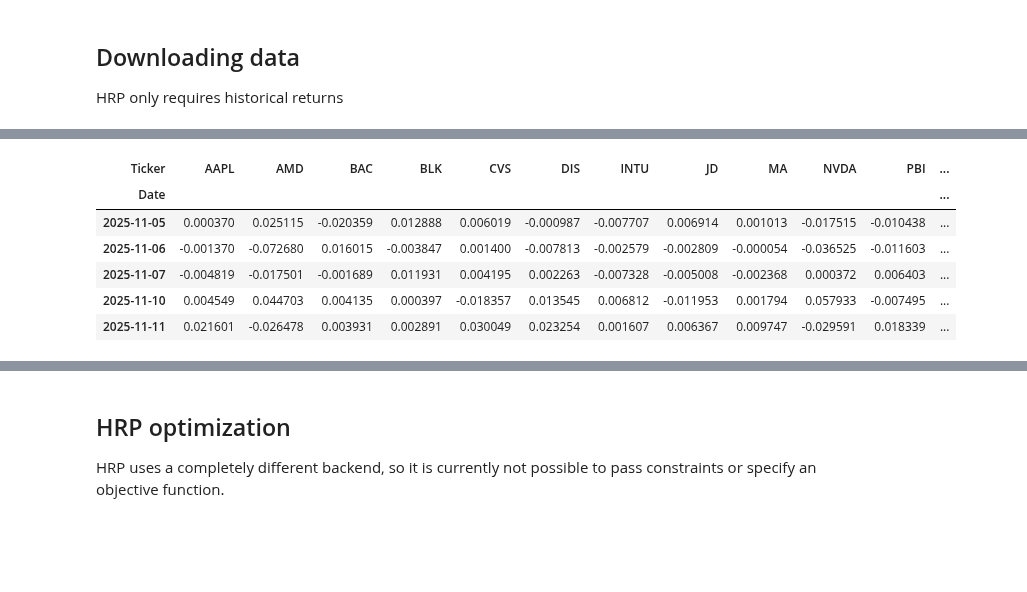
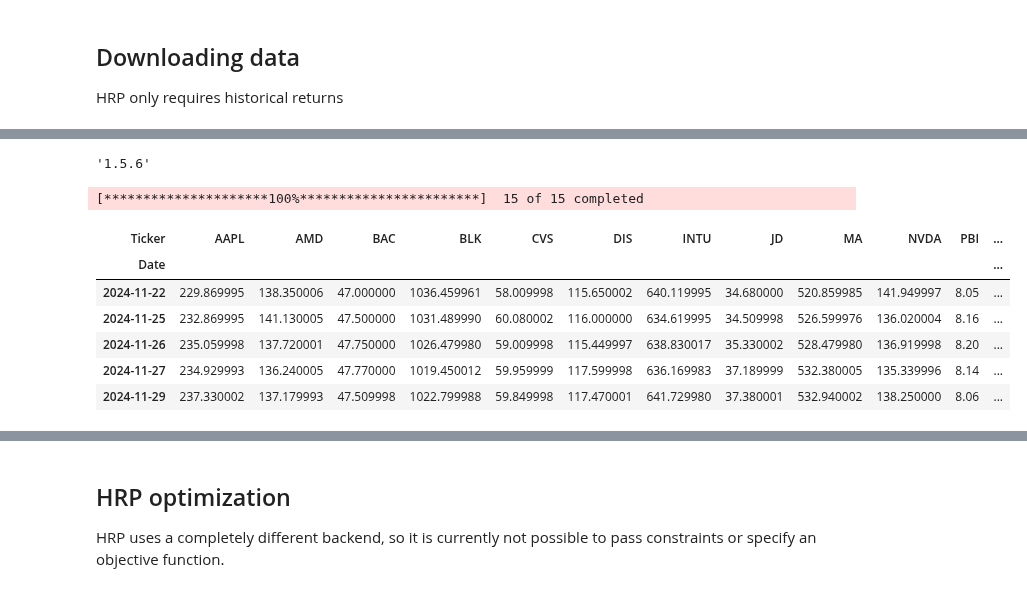
Before and after one commit to PyPortfolio/PyPortfolioOpt, a Jupyter notebook: cookbook/5-Hierarchical-Risk-Parity.ipynb, the cells around one changed output, grey strips where cells are left out. Drawn from its saved outputs; the diff is of its cells as text; code cells hidden in the pictures; blank space fills up the shorter version.

```diff
--- a/cookbook/5-Hierarchical-Risk-Parity.ipynb
+++ b/cookbook/5-Hierarchical-Risk-Parity.ipynb
@@ -74,13 +31,27 @@ prices.tail()
-# %%
-from pypfopt import expected_returns
-
-rets = expected_returns.returns_from_prices(prices)
-rets.tail()
-# %% [output]
-| Ticker | AAPL | AMD | BAC | BLK | CVS | DIS | INTU | JD | MA | NVDA | PBI | ... |
-| Date |  |  |  |  |  |  |  |  |  |  |  | ... |
-| 2025-11-05 | 0.000370 | 0.025115 | -0.020359 | 0.012888 | 0.006019 | -0.000987 | -0.007707 | 0.006914 | 0.001013 | -0.017515 | -0.010438 | ... |
-| 2025-11-06 | -0.001370 | -0.072680 | 0.016015 | -0.003847 | 0.001400 | -0.007813 | -0.002579 | -0.002809 | -0.000054 | -0.036525 | -0.011603 | ... |
-| 2025-11-07 | -0.004819 | -0.017501 | -0.001689 | 0.011931 | 0.004195 | 0.002263 | -0.007328 | -0.005008 | -0.002368 | 0.000372 | 0.006403 | ... |
-| 2025-11-10 | 0.004549 | 0.044703 | 0.004135 | 0.000397 | -0.018357 | 0.013545 | 0.006812 | -0.011953 | 0.001794 | 0.057933 | -0.007495 | ... |
-| 2025-11-11 | 0.021601 | -0.026478 | 0.003931 | 0.002891 | 0.030049 | 0.023254 | 0.001607 | 0.006367 | 0.009747 | -0.029591 | 0.018339 | ... |
+# %%
+import numpy as np
+import pandas as pd
+import matplotlib.pyplot as plt
+import yfinance as yf
+import pypfopt
+
+pypfopt.__version__
+# %% [output]
+'1.5.6'
+# %%
+tickers = ["BLK", "BAC", "AAPL", "TM", "WMT",
+           "JD", "INTU", "MA", "UL", "CVS",
+           "DIS", "AMD", "NVDA", "PBI", "TGT"]
+
+ohlc = yf.download(tickers, period="max")
+prices = ohlc["Adj Close"]
+prices.tail()
+# %% [output]
+[*********************100%***********************]  15 of 15 completed
+| Ticker | AAPL | AMD | BAC | BLK | CVS | DIS | INTU | JD | MA | NVDA | PBI | ... |
+| Date |  |  |  |  |  |  |  |  |  |  |  | ... |
+| 2024-11-22 | 229.869995 | 138.350006 | 47.000000 | 1036.459961 | 58.009998 | 115.650002 | 640.119995 | 34.680000 | 520.859985 | 141.949997 | 8.05 | ... |
+| 2024-11-25 | 232.869995 | 141.130005 | 47.500000 | 1031.489990 | 60.080002 | 116.000000 | 634.619995 | 34.509998 | 526.599976 | 136.020004 | 8.16 | ... |
+| 2024-11-26 | 235.059998 | 137.720001 | 47.750000 | 1026.479980 | 59.009998 | 115.449997 | 638.830017 | 35.330002 | 528.479980 | 136.919998 | 8.20 | ... |
+| 2024-11-27 | 234.929993 | 136.240005 | 47.770000 | 1019.450012 | 59.959999 | 117.599998 | 636.169983 | 37.189999 | 532.380005 | 135.339996 | 8.14 | ... |
+| 2024-11-29 | 237.330002 | 137.179993 | 47.509998 | 1022.799988 | 59.849998 | 117.470001 | 641.729980 | 37.380001 | 532.940002 | 138.250000 | 8.06 | ... |
```
Also changed, not shown: parts of 8 cells of this notebook, 3 other files.
